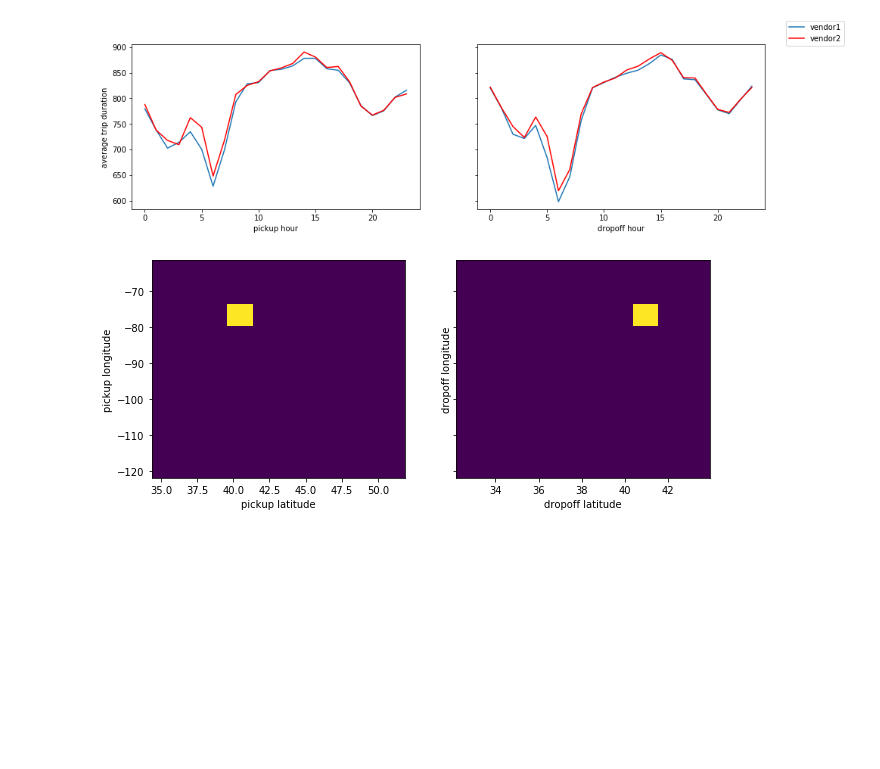
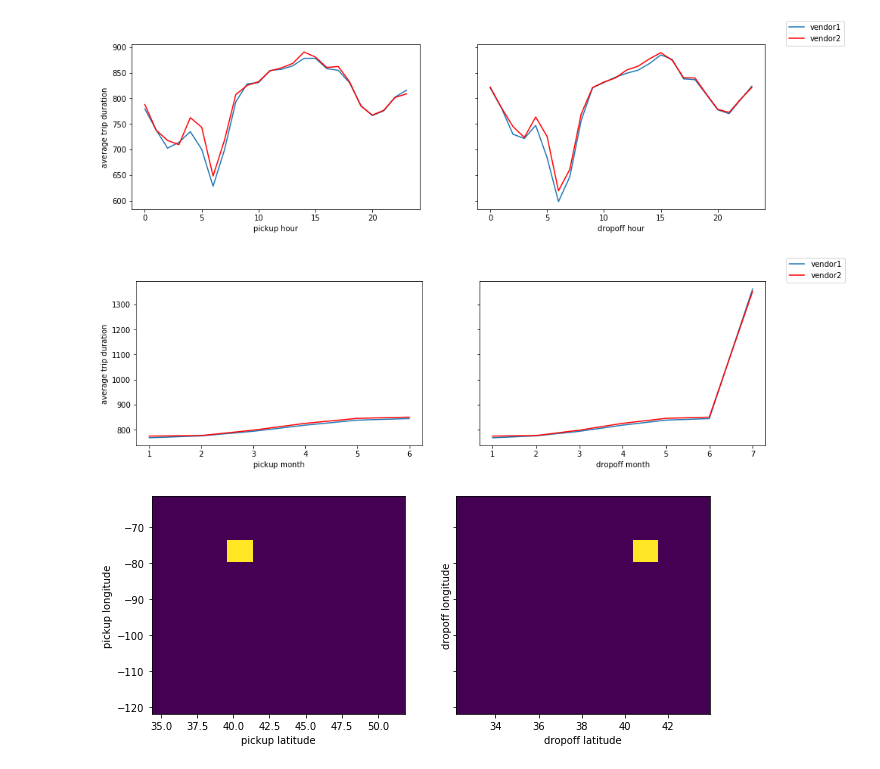
Before and after one commit to aemi-dev/td_taxidriver, a Jupyter notebook: precisePrediction.ipynb, the cells around one changed output. Cells and saved outputs as stored; diff of their text form; code cells hidden in the pictures; blank space fills up the shorter version.

```diff
--- a/precisePrediction.ipynb
+++ b/precisePrediction.ipynb
@@ -228,4 +230,29 @@ fig.legend()
 fig.show()
 # %% [output]
 [figure]
+# %%
+tripDurationByVendorID_pickupMonth = dfWithoutPCount.groupby(['vendor_id', 'pickupMonth'])[['trip_duration']].mean()
+tripDurationByVendorID_pickupMonth.reset_index(inplace=True)
+pickupVendor1 = tripDurationByVendorID_pickupMonth[tripDurationByVendorID_pickupMonth.vendor_id == 1]
+pickupVendor2 = tripDurationByVendorID_pickupMonth[tripDurationByVendorID_pickupMonth.vendor_id == 2]
+
+tripDurationByVendorID_dropoffMonth = dfWithoutPCount.groupby(['vendor_id', 'dropoffMonth'])[['trip_duration']].mean()
+tripDurationByVendorID_dropoffMonth.reset_index(inplace=True)
+dropoffVendor1 = tripDurationByVendorID_dropoffMonth[tripDurationByVendorID_dropoffMonth.vendor_id == 1]
+dropoffVendor2 = tripDurationByVendorID_dropoffMonth[tripDurationByVendorID_dropoffMonth.vendor_id == 2]
+
+fig, (ax1, ax2) = plt.subplots(1,2,sharey=True,figsize=(15,4))
+ax1.set(ylabel='average trip duration', xlabel='pickup month')
+ax2.set(xlabel='dropoff month')
+
+ax1.plot(pickupVendor1.pickupMonth,pickupVendor1.trip_duration,label='vendor1')
+ax1.plot(pickupVendor2.pickupMonth,pickupVendor2.trip_duration,color='red',label='vendor2')
+
+ax2.plot(dropoffVendor1.dropoffMonth,dropoffVendor1.trip_duration)
+ax2.plot(dropoffVendor2.dropoffMonth,dropoffVendor2.trip_duration,color='red')
+
+fig.legend()
+fig.show()
+# %% [output]
+[figure, added]
 # %%
```
Also changed, not shown: parts of 16 cells of this notebook, 1 other file.
